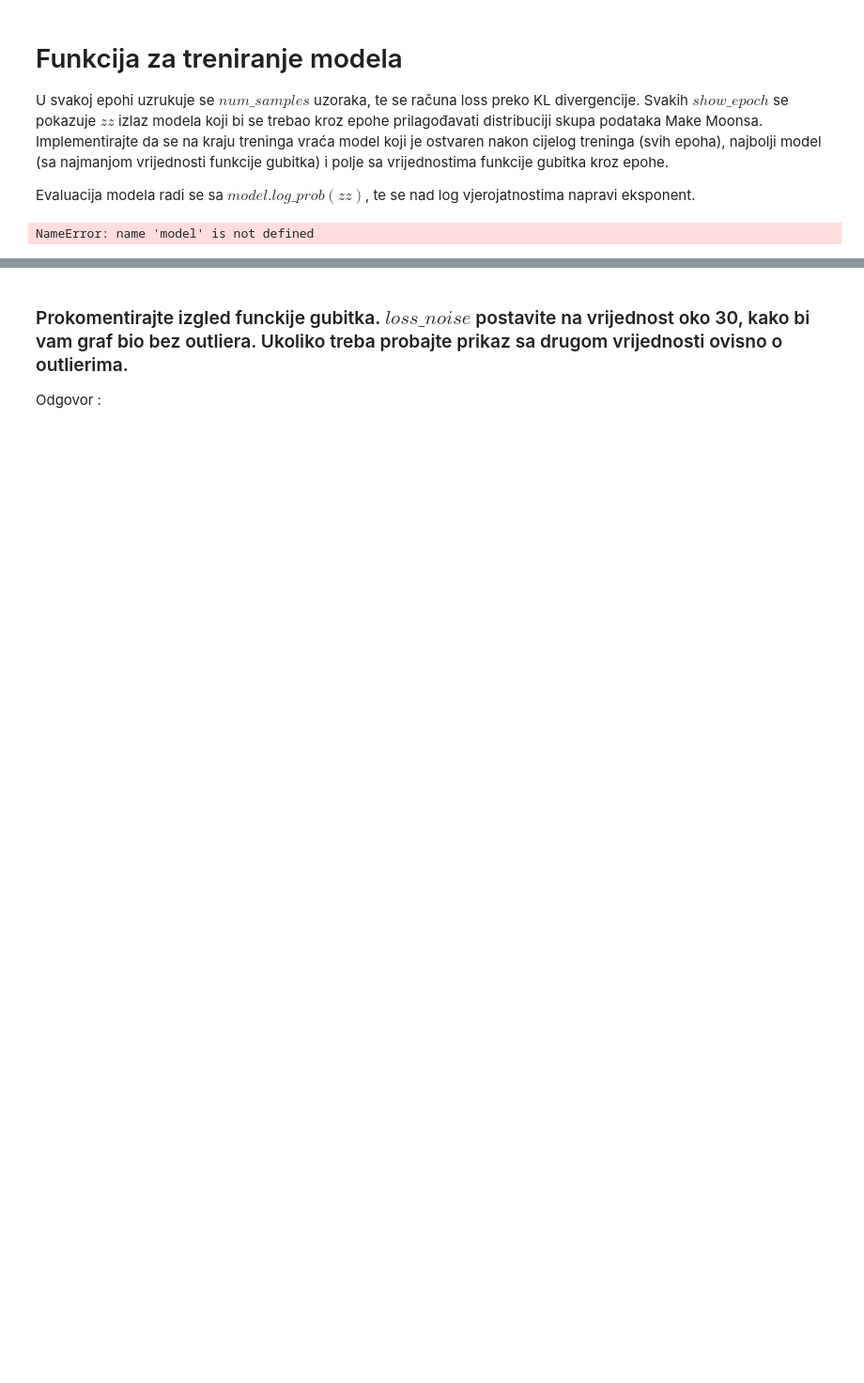
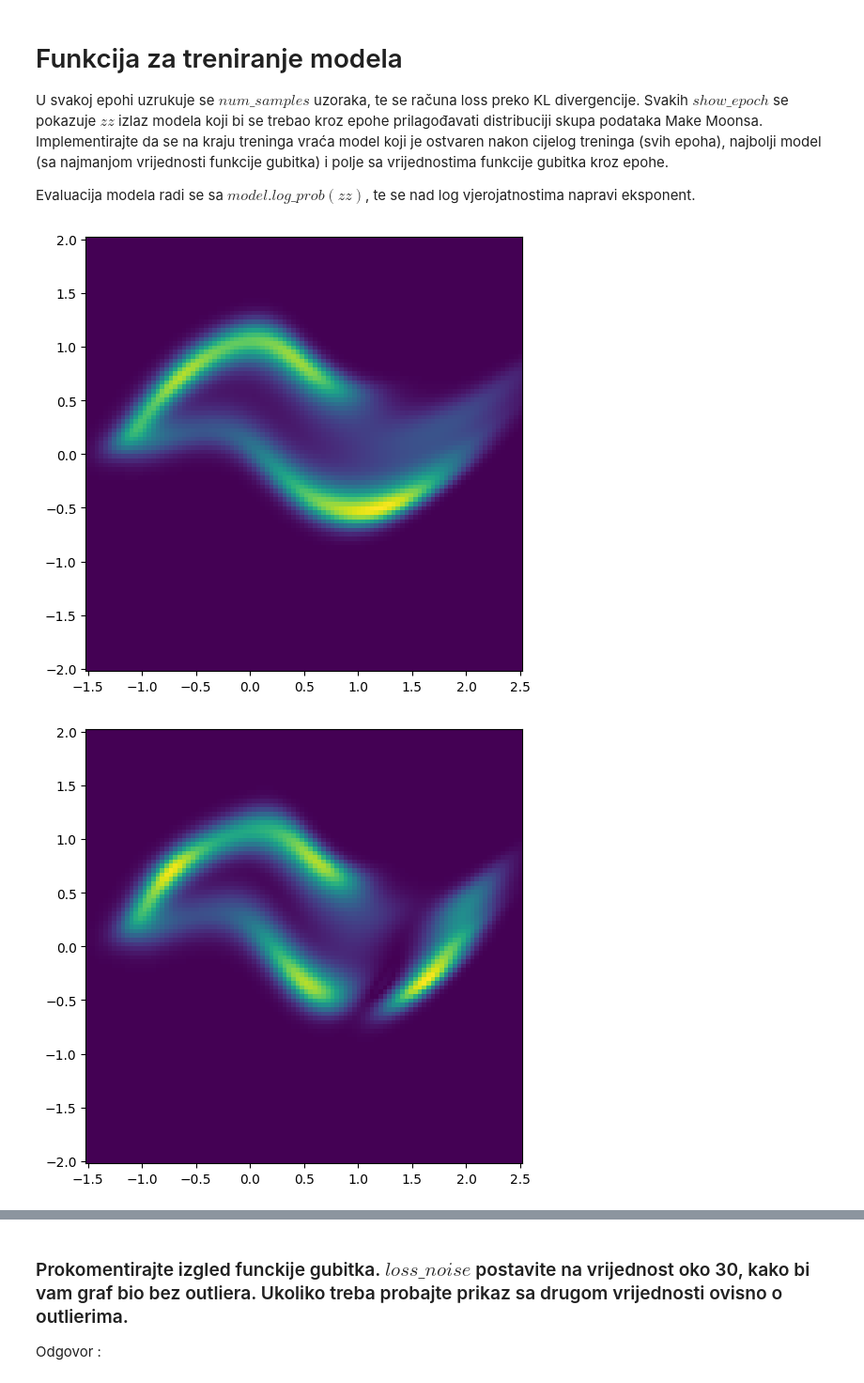
Before and after one commit to dinogrgic1/fer-deep-learning-2-labs, a Jupyter notebook: lab5/lab5.ipynb, the cells around one changed output, grey strips where cells are left out. Shown at 94% size. Saved outputs shown, nothing was run; the diff lists cells and outputs as text; code cells hidden in the pictures; blank space fills up the shorter version.

```diff
--- a/lab5/lab5.ipynb
+++ b/lab5/lab5.ipynb
@@ -205,10 +206,10 @@ def train_nf(model, epochs, model_type, optimizer, num_samples=2 ** 9, show_epoc
     for epoch in tqdm(range(epochs)):
         optimizer.zero_grad()
 
-        x_np, _ =
+        x_np, _ = make_moons(num_samples, noise=NOISE)
         x = torch.tensor(x_np).float().to(DEVICE)
 
-        loss =
+        loss = model.forward_kld(x)
 
         if ~(torch.isnan(loss) | torch.isinf(loss)):
             loss.backward()
@@ -217,14 +218,14 @@ def train_nf(model, epochs, model_type, optimizer, num_samples=2 ** 9, show_epoc
             loss_array.append(loss.item())
 
             if loss < smallest_loss:
-
+                best_model = model
 
         if model_type == 'residual':
             nf.utils.update_lipschitz(model, 50)
 
         if (epoch + 1) % show_epoch == 0:
             model.eval()
-            log_prob =
+            log_prob = model.log_prob(zz)
 
             model.train()
             prob = torch.exp(log_prob.to('cpu').view(grid_size, grid_size))
@@ -238,8 +239,9 @@ def train_nf(model, epochs, model_type, optimizer, num_samples=2 ** 9, show_epoc
 # %%
 optimizer = torch.optim.Adam(model.parameters(), lr=1e-4, weight_decay=1e-5)
 epochs = 5000
 show_epochs = 500
 
-model, best_model, loss_array = train_nf()
+model, best_model, loss_array = train_nf(model, epochs, model_type, optimizer, show_epoch=show_epochs)
 # %% [output]
-NameError: name 'model' is not defined
+[figure, added]
+[figure, added]
```
Also changed, not shown: parts of 8 cells of this notebook, 5 other files.
